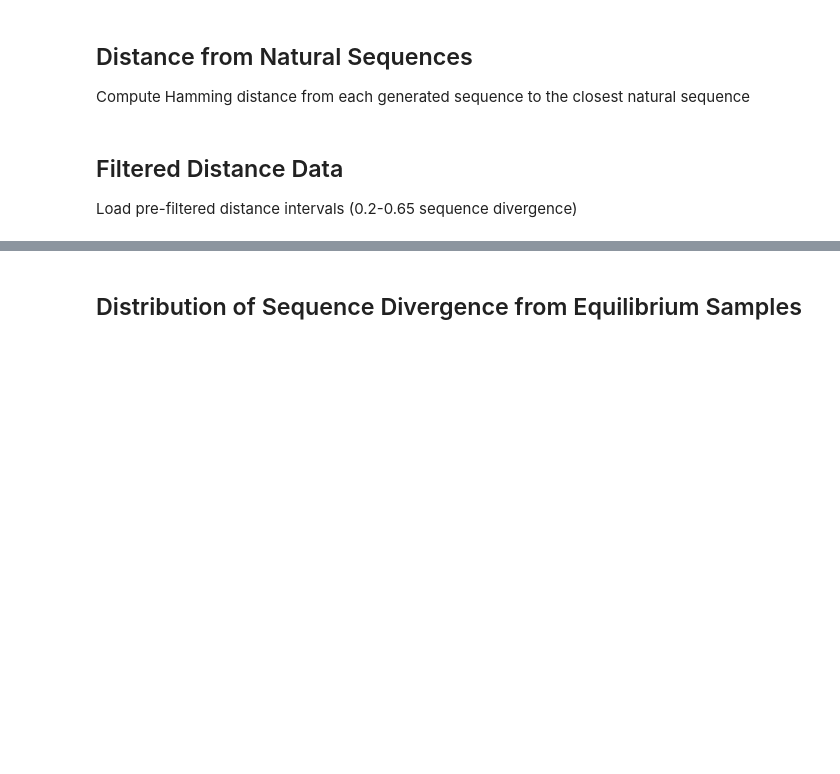
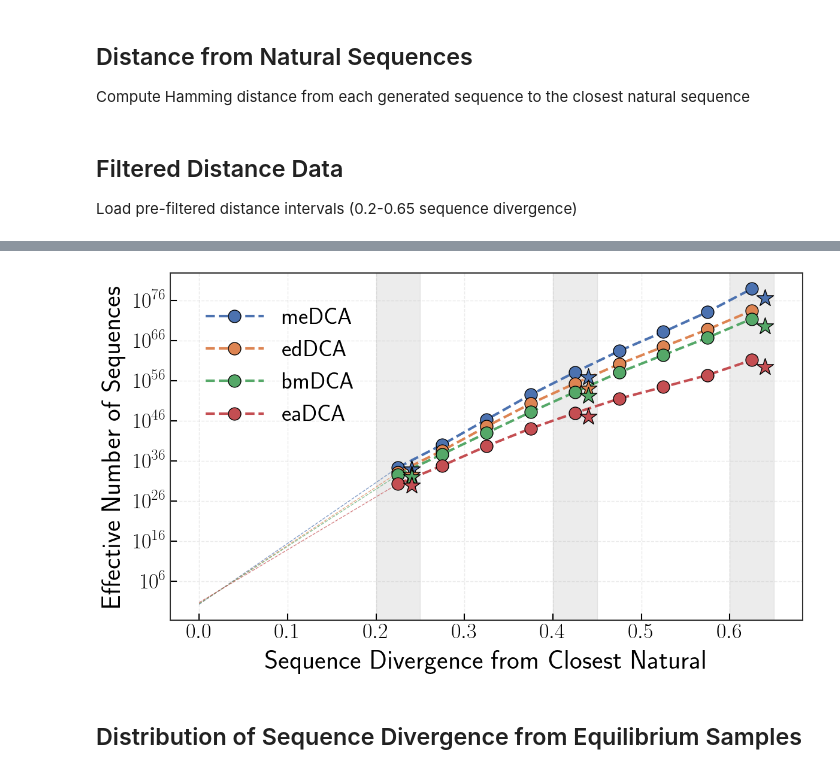
Before and after one commit to robertonetti/entropy-sparse-DCA, a Jupyter notebook: data_analysis/entropy.ipynb, the cells around one changed output, grey strips where cells are left out. Saved outputs shown, nothing was run; the diff lists cells and outputs as text; code cells hidden in the pictures; blank space fills up the shorter version.

```diff
--- a/data_analysis/entropy.ipynb
+++ b/data_analysis/entropy.ipynb
@@ -317,10 +357,10 @@ S_bmDCA_interval = np.load(output_dir / "S_bmDCA_sample_interval.npy") # bmDCA e
 # and high (0.6-0.65). These are empirically measured values.
 # ===============================================================================
 
-f_rate_meDCA = [0.3092, 0.0520, 0.004]   # meDCA: drops sharply with divergence
-f_rate_edDCA = [0.2193, 0.0397, 0.0]     # edDCA: no function at high divergence
-f_rate_eaDCA = [0.2438, 0.1179, 0.0165]  # eaDCA: best retention at high divergence
-f_rate_bmDCA = [0.2371, 0.0944, 0.0142]  # bmDCA: intermediate retention
+f_rate_meDCA = [0.309, 0.0520, 0.004]   # meDCA: drops sharply with divergence
+f_rate_edDCA = [0.239, 0.052, 0.0]     # edDCA: no function at high divergence
+f_rate_eaDCA = [0.318, 0.126, 0.02]  # eaDCA: best retention at high divergence
+f_rate_bmDCA = [0.286, 0.119, 0.013]  # bmDCA: intermediate retention
 
 # ===============================================================================
 # DIVERGENCE INTERVALS FOR BINNED ANALYSIS
@@ -361,21 +405,24 @@ import matplotlib.pyplot as plt
 # === LaTeX style configuration ===
 plt.rcParams.update({
     "text.usetex": True,
-    "font.family": "serif",
-    "font.serif": ["Computer Modern Roman"],
-    "axes.linewidth": 1.2,
-    "xtick.direction": "in",
-    "ytick.direction": "in",
-    "xtick.top": True,
-    "ytick.right": True,
-    "xtick.major.size": 3.5,
-    "ytick.major.size": 3.5,
-    "xtick.minor.size": 2,
-    "ytick.minor.size": 2,
-    "axes.labelsize": 14,
-    "xtick.labelsize": 14,
-    "ytick.labelsize": 14,
-    "legend.frameon": False
+    "font.weight": "normal",
+    "axes.labelweight": "normal",
+    "axes.titleweight": "normal",
+    # "font.family": "serif",
+    # "font.serif": ["Computer Modern Roman"],
+    # "axes.linewidth": 1.2,
+    # "xtick.direction": "in",
+    # "ytick.direction": "in",
+    # "xtick.top": True,
+    # "ytick.right": True,
+    # "xtick.major.size": 3.5,
+    # "ytick.major.size": 3.5,
+    # "xtick.minor.size": 2,
+    # "ytick.minor.size": 2,
+    # "axes.labelsize": 14,
+    # "xtick.labelsize": 14,
+    # "ytick.labelsize": 14,
+    # "legend.frameon": False
 })
 
 # X-axis positions for divergence interval midpoints
@@ -456,38 +503,40 @@ plt.scatter(x_star, y_star_eaDCA, marker="*", s=450,
             c=[colors['eaDCA']], edgecolors="black", linewidth=1, zorder=10)
 
 # === Layout and styling ===
-plt.xlabel("Sequence Divergence from Closest Natural", fontsize=32, labelpad=10)
-plt.ylabel("Effective Number of Sequences", fontsize=32, labelpad=10)
+plt.xlabel("Sequence Divergence from Closest Natural", fontsize=32, labelpad=10, fontweight="normal")
+plt.ylabel("Effective Number of Sequences", fontsize=32, labelpad=10, fontweight="normal")
 
 # Highlight three divergence ranges where functional rates were measured
 plt.axvspan(0.2, 0.25, color='gray', alpha=0.15, zorder=0)
 plt.axvspan(0.40, 0.45, color='gray', alpha=0.15, zorder=0)
 plt.axvspan(0.60, 0.65, color='gray', alpha=0.15, zorder=0)
 
 # Logarithmic scale for effective sequence numbers
 plt.yscale('log')
 
 # Legend configuration
-plt.legend(fontsize=28, frameon=False, fancybox=False, shadow=False,
+plt.legend(prop={"size": 28, "weight": "normal"}, frameon=False, fancybox=False, shadow=False,
            framealpha=0.95, loc='best', borderpad=1, handlelength=2.5)
 
 # Grid and tick styling
 plt.grid(True, alpha=0.25, linestyle='--', linewidth=1)
 plt.tick_params(axis='both', which='major', labelsize=16,
                 direction='in', length=8, width=1.5)
 plt.tick_params(axis='both', which='minor', labelsize=14,
                 direction='in', length=4, width=1)
-plt.xticks(fontsize=26)
-plt.yticks(fontsize=26)
+plt.xticks(fontsize=26, fontweight="normal")
+plt.yticks(fontsize=26, fontweight="normal")
 
 # Axis border styling
 for spine in plt.gca().spines.values():
     spine.set_linewidth(1.5)
     spine.set_color('#2F2F2F')
 
 plt.tight_layout()
 plt.savefig(output_path +"models_comparison_N_seq_noindep_fixed.pdf")
 plt.show()
+# %% [output]
+[figure, added]
 # %% [markdown]
 ## Distribution of Sequence Divergence from Equilibrium Samples
 # %%
```
Also changed, not shown: parts of 29 cells of this notebook, 23 other files.
